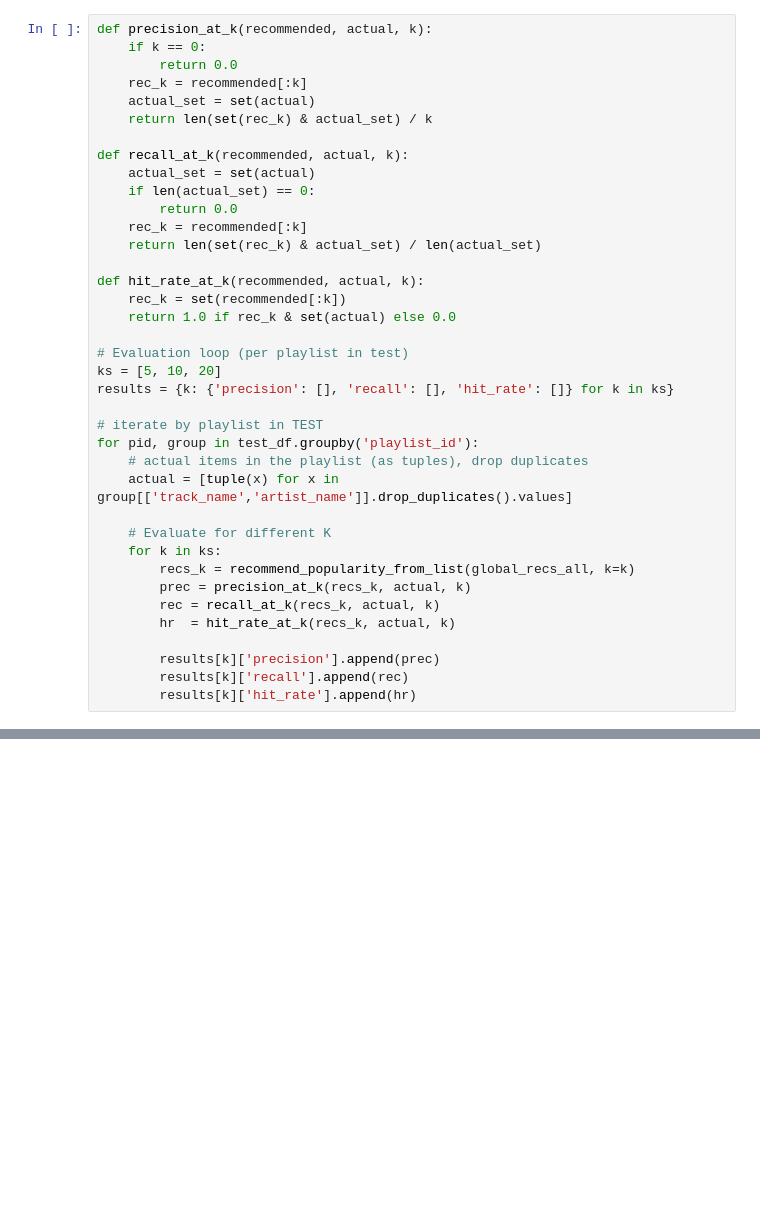
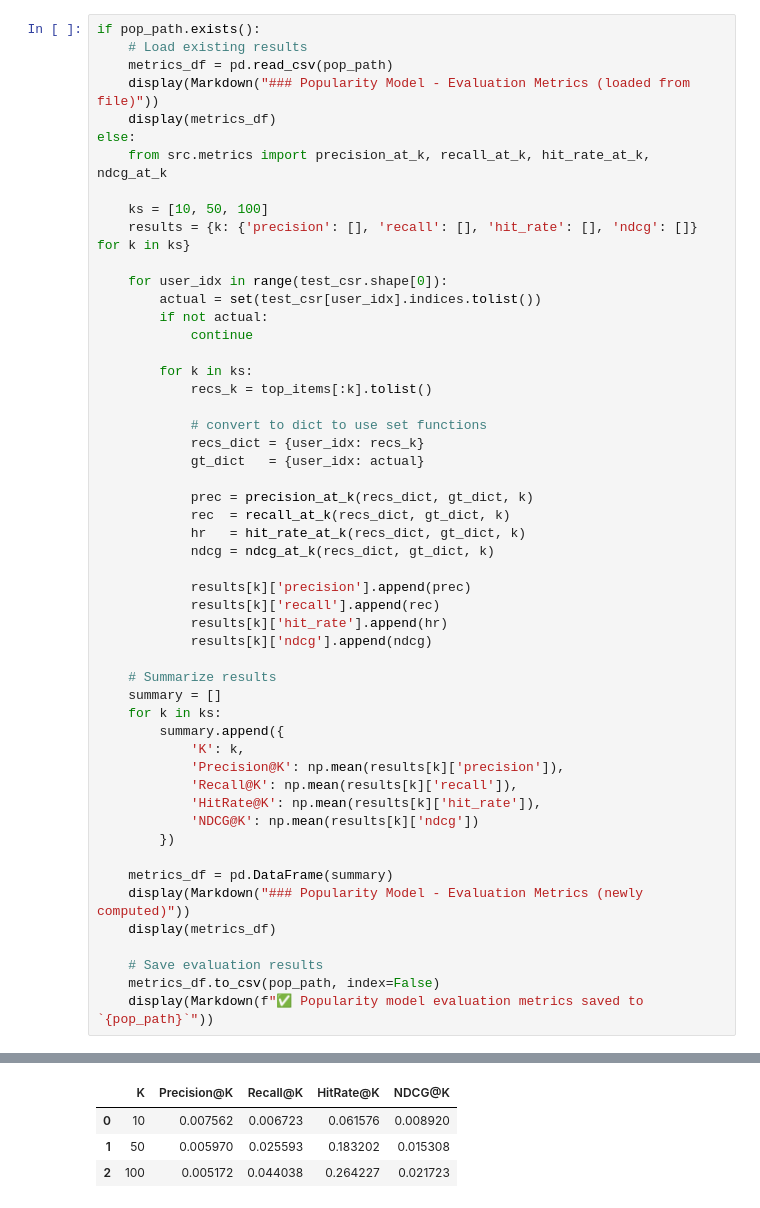
Before and after one commit to MVasquez95/Spotify-Recommender-System, a Jupyter notebook: notebooks/02_baseline_popularity.ipynb, the cells around one changed output, grey strips where cells are left out. Drawn from its saved outputs; the diff is of its cells as text; blank space fills up the shorter version.

```diff
--- a/notebooks/02_baseline_popularity.ipynb
+++ b/notebooks/02_baseline_popularity.ipynb
@@ -199,38 +183,53 @@ Unique playlists in test : 30000
 # %%
-def precision_at_k(recommended, actual, k):
-    if k == 0:
-        return 0.0
-    rec_k = recommended[:k]
-    actual_set = set(actual)
-    return len(set(rec_k) & actual_set) / k
+if pop_path.exists():
+    # Load existing results
+    metrics_df = pd.read_csv(pop_path)
+    display(Markdown("### Popularity Model - Evaluation Metrics (loaded from file)"))
+    display(metrics_df)
+else:
+    from src.metrics import precision_at_k, recall_at_k, hit_rate_at_k, ndcg_at_k
 
-def recall_at_k(recommended, actual, k):
-    actual_set = set(actual)
-    if len(actual_set) == 0:
-        return 0.0
-    rec_k = recommended[:k]
-    return len(set(rec_k) & actual_set) / len(actual_set)
+    ks = [10, 50, 100]
+    results = {k: {'precision': [], 'recall': [], 'hit_rate': [], 'ndcg': []} for k in ks}
 
-def hit_rate_at_k(recommended, actual, k):
-    rec_k = set(recommended[:k])
-    return 1.0 if rec_k & set(actual) else 0.0
+    for user_idx in range(test_csr.shape[0]):
+        actual = set(test_csr[user_idx].indices.tolist())
+        if not actual:
+            continue
 
-# Evaluation loop (per playlist in test)
-ks = [5, 10, 20]
-results = {k: {'precision': [], 'recall': [], 'hit_rate': []} for k in ks}
+        for k in ks:
+            recs_k = top_items[:k].tolist()
 
-# iterate by playlist in TEST
-for pid, group in test_df.groupby('playlist_id'):
-    # actual items in the playlist (as tuples), drop duplicates
-    actual = [tuple(x) for x in group[['track_name','artist_name']].drop_duplicates().values]
+            # convert to dict to use set functions
+            recs_dict = {user_idx: recs_k}
+            gt_dict   = {user_idx: actual}
 
-    # Evaluate for different K
+            prec = precision_at_k(recs_dict, gt_dict, k)
+            rec  = recall_at_k(recs_dict, gt_dict, k)
+            hr   = hit_rate_at_k(recs_dict, gt_dict, k)
+            ndcg = ndcg_at_k(recs_dict, gt_dict, k)
+
+            results[k]['precision'].append(prec)
+            results[k]['recall'].append(rec)
+            results[k]['hit_rate'].append(hr)
+            results[k]['ndcg'].append(ndcg)
+
+    # Summarize results
+    summary = []
     for k in ks:
-        recs_k = recommend_popularity_from_list(global_recs_all, k=k)
-        prec = precision_at_k(recs_k, actual, k)
-        rec = recall_at_k(recs_k, actual, k)
-        hr  = hit_rate_at_k(recs_k, actual, k)
+        summary.append({
+            'K': k,
+            'Precision@K': np.mean(results[k]['precision']),
+            'Recall@K': np.mean(results[k]['recall']),
+            'HitRate@K': np.mean(results[k]['hit_rate']),
+            'NDCG@K': np.mean(results[k]['ndcg'])
+        })
 
-        results[k]['precision'].append(prec)
-        results[k]['recall'].append(rec)
-        results[k]['hit_rate'].append(hr)
+    metrics_df = pd.DataFrame(summary)
+    display(Markdown("### Popularity Model - Evaluation Metrics (newly computed)"))
+    display(metrics_df)
+
+    # Save evaluation results
+    metrics_df.to_csv(pop_path, index=False)
+    display(Markdown(f"✅ Popularity model evaluation metrics saved to `{pop_path}`"))
+# %% [output]
@@ -236,0 +237,4 @@ for pid, group in test_df.groupby('playlist_id'):
+|  | K | Precision@K | Recall@K | HitRate@K | NDCG@K |
+| 0 | 10 | 0.007562 | 0.006723 | 0.061576 | 0.008920 |
+| 1 | 50 | 0.005970 | 0.025593 | 0.183202 | 0.015308 |
+| 2 | 100 | 0.005172 | 0.044038 | 0.264227 | 0.021723 |
```
Also changed, not shown: parts of 15 cells of this notebook, 20 other files.
